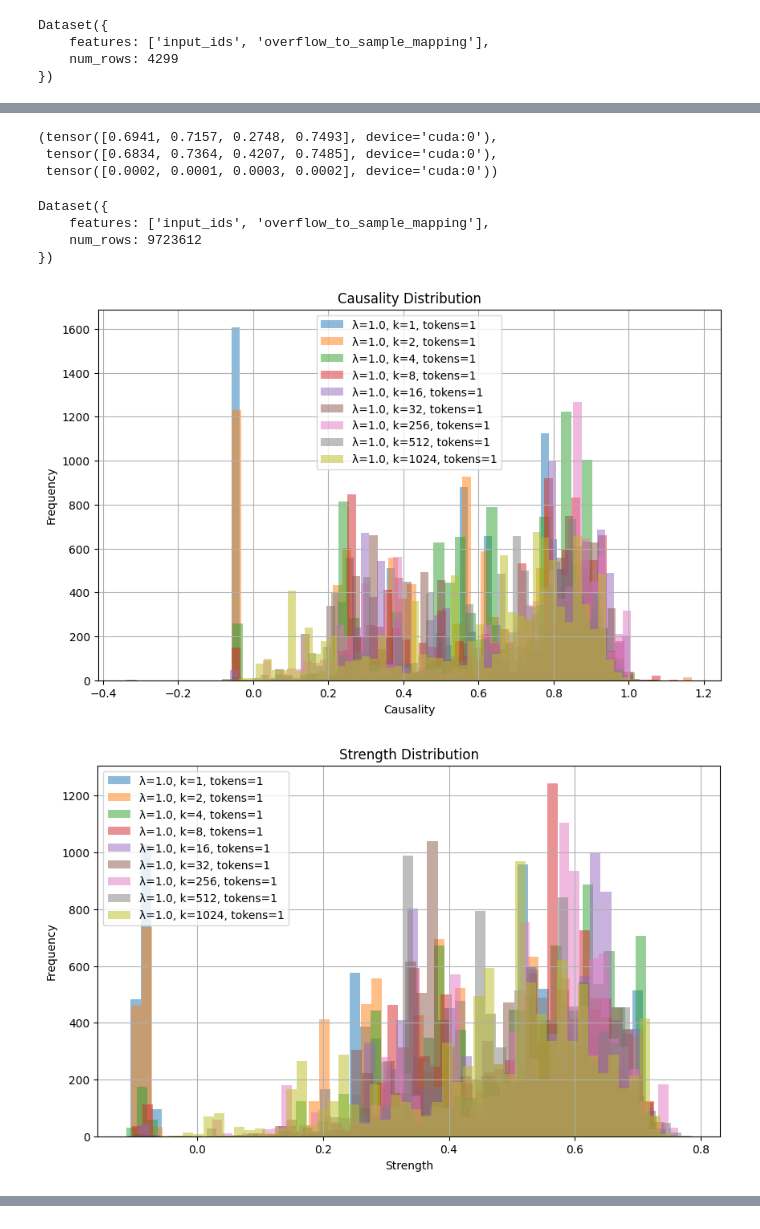
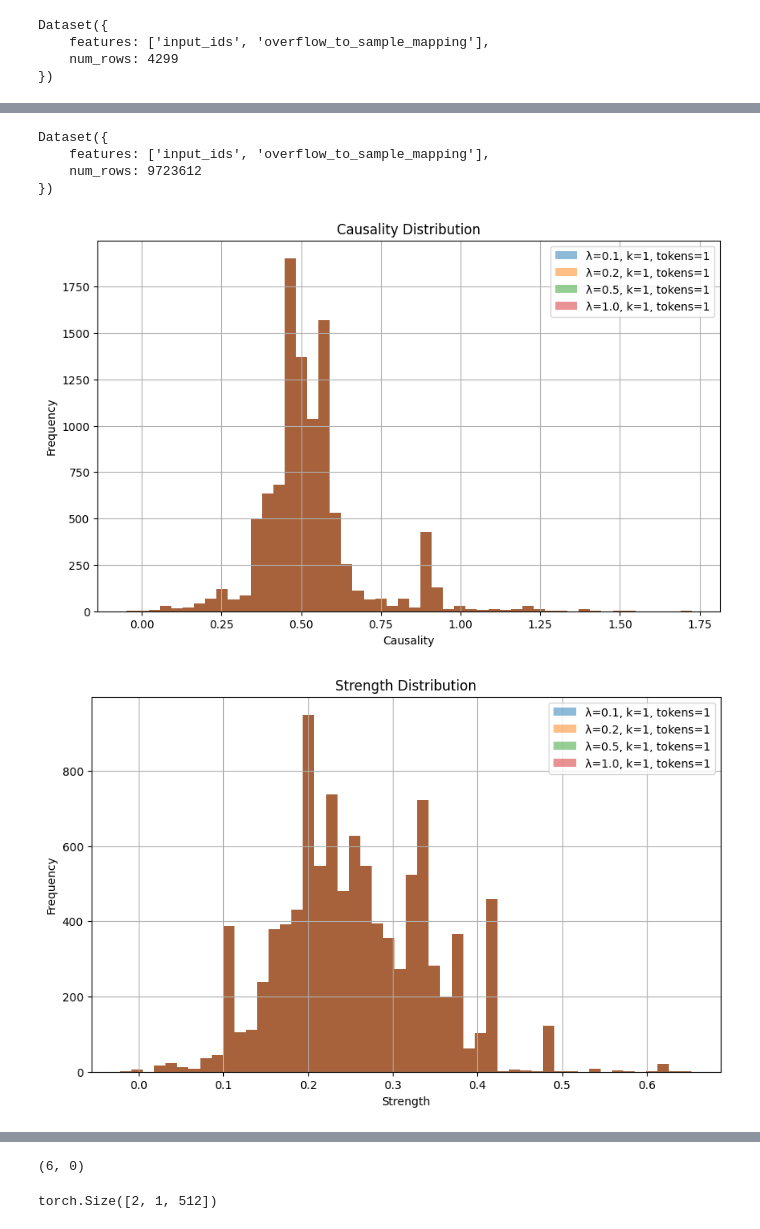
Before and after one commit to sidnb13/tensor-saes, a Jupyter notebook: notebooks/causal_attribution.ipynb, the cells around one changed output, grey strips where cells are left out. Saved outputs shown, nothing was run; the diff lists cells and outputs as text; code cells hidden in the pictures.

```diff
--- a/notebooks/causal_attribution.ipynb
+++ b/notebooks/causal_attribution.ipynb
@@ -286,6 +300,7 @@ lam = 1e-2
     causal_embeddings,
     v_j,
     v_k,
+    _,
 ) = process_text(
     model,
     {
@@ -301,7 +316,7 @@ lam = 1e-2
     1,
     1,
 )
-(_, consequent_embeddings_clean, _, _, _) = process_text(
+(_, consequent_embeddings_clean, _, _, _, _) = process_text(
     model,
     {
         "input_ids": sample.cuda(),
@@ -571,6 +586,7 @@ def compute_causal_attribution_strength(
         causal_embeddings,
         v_j,
         v_k,
+        max_feature_index,
     ) = process_text(
         model,
         inputs,
@@ -598,8 +614,8 @@ def compute_causal_attribution_strength(
     jacobian = compute_jacobian(
         model, causal_embeddings, first_activation_positions, j, k
     )
-    # proportion of causality explained: compute vk.T(Jv_j) / ||v_k||^2
-    v_k_norm_squared = torch.sum(v_k**2, dim=(1, 2))  # shape: (B,)
+    # proportion of causality explained: compute vk.T(Jv_j) / ||v_k||_2^2
+    v_k_norm_squared = torch.norm(v_k, p=2, dim=(1, 2)).pow(2)  # shape: (B,)
     # Compute the whole expression using einsum
 
     proportion_explained = (
@@ -611,31 +627,18 @@ def compute_causal_attribution_strength(
     strength = F.cosine_similarity(pred, v_k.sum(1), dim=-1)
     error = torch.mean((pred - v_k.sum(1)) ** 2, dim=-1)
 
-    return proportion_explained, strength, error
+    relative_error = error / v_k_norm_squared
+
+    return (
+        proportion_explained,
+        strength,
+        error,
+        relative_error,
+        jacobian,
+        v_j,
+        v_k,
+        max_feature_index,
+    )
-# %%
-# TODO: unbatch the jacobian
-i, j = 0, 1
-
-inputs = {"input_ids": sample.select(range(4))["input_ids"].cuda()}
-
-explained_causality, strengths, error = compute_causal_attribution_strength(
-    i,
-    j,
-    model,
-    inputs,
-    feature_encoder_weights,
-    feature_encoder_bias,
-    feature_decoder_weights,
-    lambda_value=1.0,
-    feature_select_k=512,
-    num_tokens=1
-)
-# %%
-explained_causality, strengths, error
-# %% [output]
-(tensor([0.6941, 0.7157, 0.2748, 0.7493], device='cuda:0'),
- tensor([0.6834, 0.7364, 0.4207, 0.7485], device='cuda:0'),
- tensor([0.0002, 0.0001, 0.0003, 0.0002], device='cuda:0'))
 # %%
 import numpy as np
 from torch.utils.data import DataLoader
@@ -749,26 +771,26 @@ Dataset({
 # %%
 import gc
 
 params = {
-    "lambda_value": [1.0],
-    "feature_select_k": [1, 2, 4, 8, 16, 32, 256, 512, 1024],
+    "lambda_value": [0.1, 0.2, 0.5, 1.0],
+    "feature_select_k": [1],
     "num_tokens": [1],
 }
 
 torch.cuda.empty_cache()
 gc.collect()
 
-run_evaluation(
+results = run_evaluation(
     params,
     model,
     tokenized.select(range(10000)),
     batch_size=512,
     i=0,
     j=5,
     feature_encoder_weights=feature_encoder_weights,
     feature_encoder_bias=feature_encoder_bias,
     feature_decoder_weights=feature_decoder_weights,
 )
 # %% [output]
-[figure, old version]
+[figure, new version]
-[figure, old version]
+[figure, new version]
@@ -775,0 +799,5 @@ run_evaluation(
+# %%
+causality = results["causality"]["λ=0.1, k=1, tokens=1"]
+(causality < 0).sum(), (causality == 0).sum()
+# %% [output]
+(6, 0)
@@ -775,0 +836,4 @@ run_evaluation(
+# %%
+ v_j.shape
+# %% [output]
+torch.Size([2, 1, 512])
```
Also changed, not shown: parts of 17 cells of this notebook, 3 other files.
